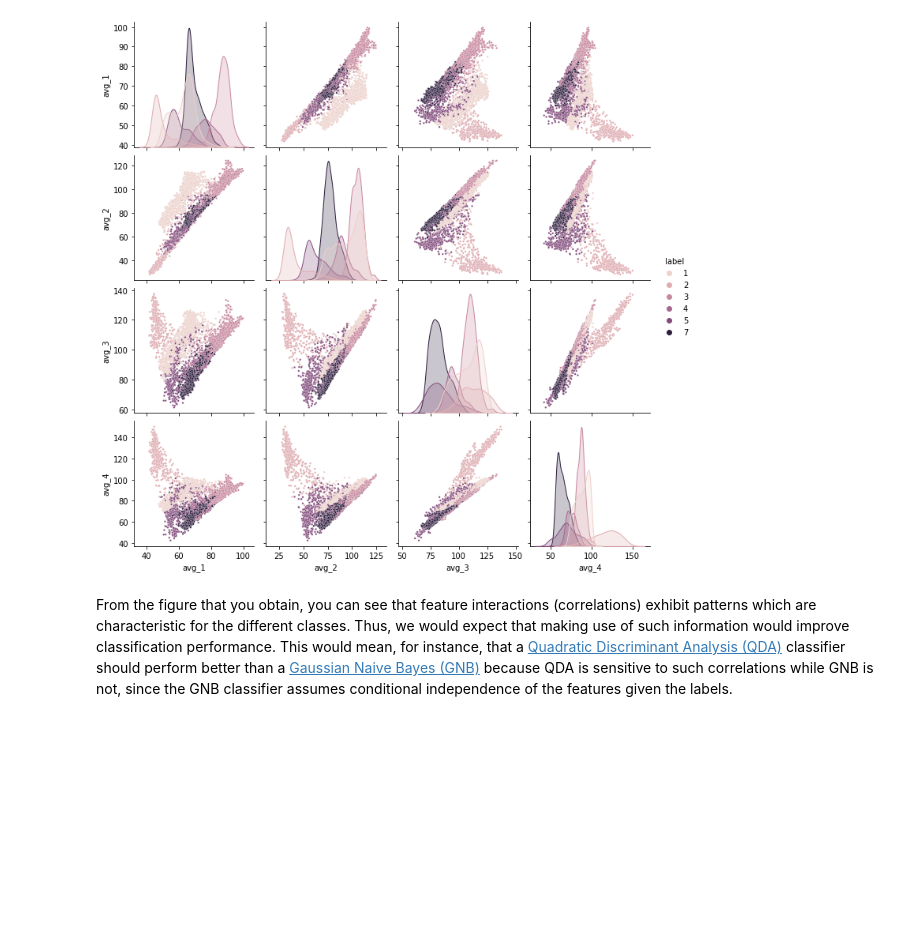
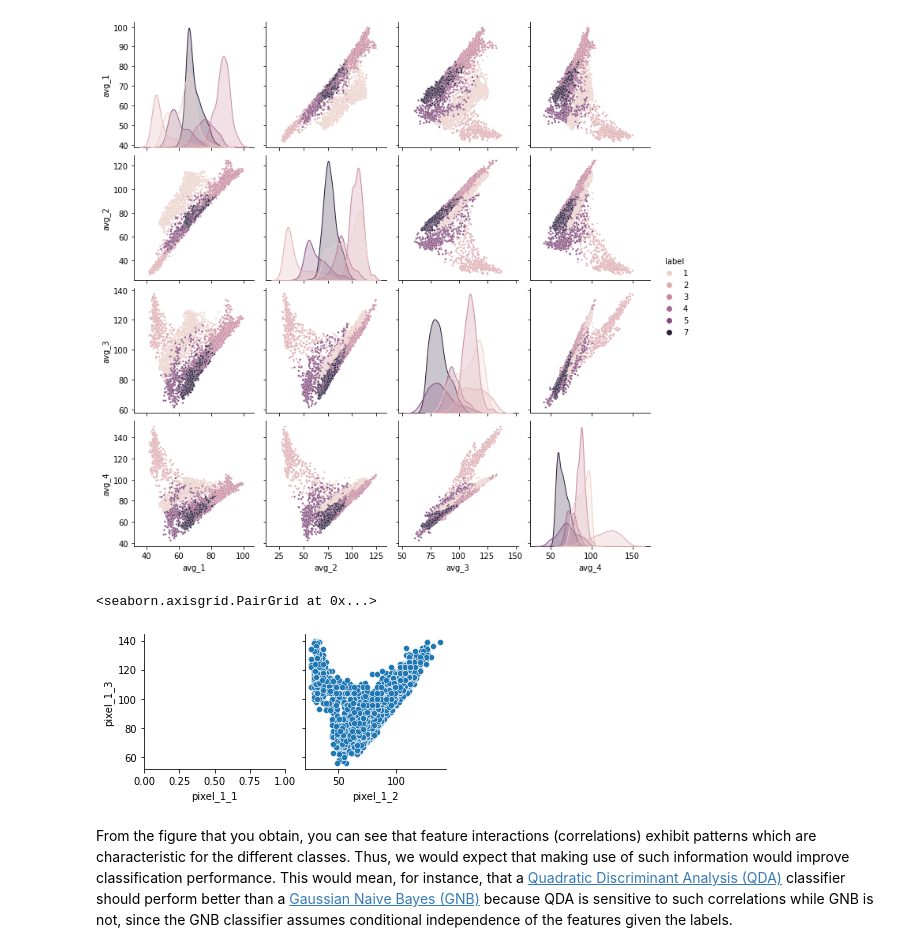
Before and after one commit to c-abbott/dme-2021, a Jupyter notebook: w1/01_Lab_1_Visualisation.ipynb, the cells around one changed output. Cells and saved outputs as stored; diff of their text form; code cells hidden in the pictures; blank space fills up the shorter version.

```diff
--- a/w1/01_Lab_1_Visualisation.ipynb
+++ b/w1/01_Lab_1_Visualisation.ipynb
@@ -126,8 +131,8 @@ We cover next basic features of the Pandas object. For a more detailed introduct
 Let's start by loading the  training and test datasets  into Pandas DataFrames.
 # %%
 # assumes that the training and test data has been stored under ./datasets/landsat/
-train_path = os.path.join(os.getcwd(), 'datasets', 'landsat', 'landsat_train.csv')
-test_path = os.path.join(os.getcwd(), 'datasets', 'landsat', 'landsat_test.csv')
+train_path = os.path.join(os.getcwd(), '..', 'datasets', 'landsat', 'landsat_train.csv')
+test_path = os.path.join(os.getcwd(), '..', 'datasets', 'landsat', 'landsat_test.csv')
 landsat_train = pd.read_csv(train_path, delimiter = ',')
 landsat_test = pd.read_csv(test_path, delimiter = ',')
 # %% [markdown]
@@ -532,5 +550,10 @@ sns.pairplot(landsat_train, vars = ["avg_1", "avg_2", "avg_3", "avg_4"],
 # %% [output]
 <seaborn.axisgrid.PairGrid at 0x...>
 [figure]
+# %%
+sns.pairplot(data=landsat_train, x_vars=['pixel_1_1', 'pixel_1_2'], y_vars=['pixel_1_3'])
+# %% [output]
+<seaborn.axisgrid.PairGrid at 0x...>
+[figure, added]
 # %% [markdown]
 From the figure that you obtain, you can see that feature interactions (correlations) exhibit patterns  which are characteristic for the different classes. Thus, we would expect that making use of such information would improve classification performance. This would mean, for instance, that a [Quadratic Discriminant Analysis (QDA)](https://en.wikipedia.org/wiki/Quadratic_classifier) classifier should perform better than a [Gaussian Naive Bayes (GNB)](https://en.wikipedia.org/wiki/Naive_Bayes_classifier#Gaussian_naive_Bayes) because QDA is sensitive to such correlations while GNB is not, since the GNB classifier assumes conditional independence of the features given the labels.
```
Also changed, not shown: parts of 4 cells of this notebook, 1 other file.
